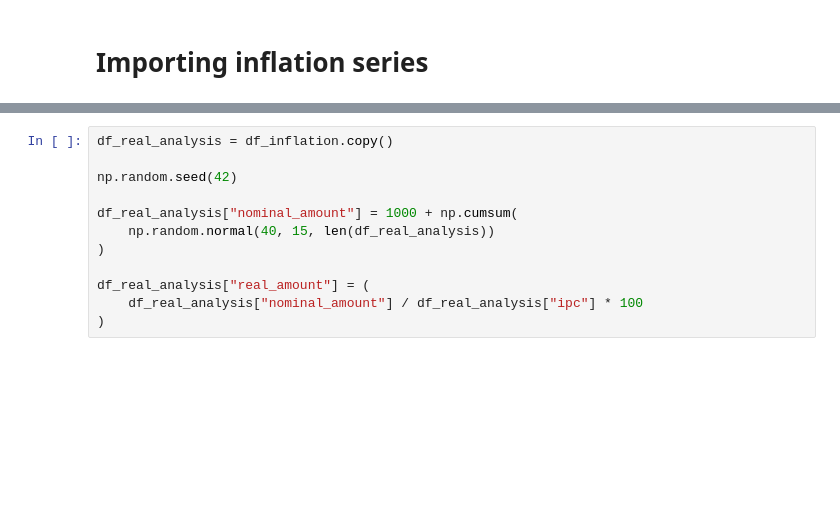
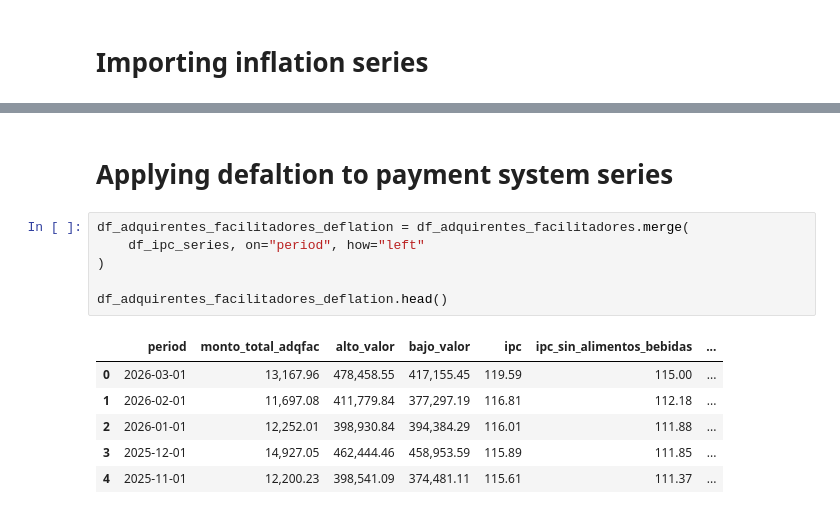
Before and after one commit to FerCorcuera/BCRP-ANALYTICS, a Jupyter notebook: inflation/inflation_rates_bcrp.ipynb, the cells around one changed output, grey strips where cells are left out. Cells and saved outputs as stored; diff of their text form; blank space fills up the shorter version.

```diff
--- a/inflation/inflation_rates_bcrp.ipynb
+++ b/inflation/inflation_rates_bcrp.ipynb
@@ -67,12 +156,15 @@ df_inflation[["period", "ipc", "calculated_inflation"]].tail(12)
+# %% [markdown]
+# Applying defaltion to payment system series
 # %%
-df_real_analysis = df_inflation.copy()
-
-np.random.seed(42)
-
-df_real_analysis["nominal_amount"] = 1000 + np.cumsum(
-    np.random.normal(40, 15, len(df_real_analysis))
+df_adquirentes_facilitadores_deflation = df_adquirentes_facilitadores.merge(
+    df_ipc_series, on="period", how="left"
 )
 
-df_real_analysis["real_amount"] = (
-    df_real_analysis["nominal_amount"] / df_real_analysis["ipc"] * 100
-)
+df_adquirentes_facilitadores_deflation.head()
+# %% [output]
+|  | period | monto_total_adqfac | alto_valor | bajo_valor | ipc | ipc_sin_alimentos_bebidas | ... |
+| 0 | 2026-03-01 | 13,167.96 | 478,458.55 | 417,155.45 | 119.59 | 115.00 | ... |
+| 1 | 2026-02-01 | 11,697.08 | 411,779.84 | 377,297.19 | 116.81 | 112.18 | ... |
+| 2 | 2026-01-01 | 12,252.01 | 398,930.84 | 394,384.29 | 116.01 | 111.88 | ... |
+| 3 | 2025-12-01 | 14,927.05 | 462,444.46 | 458,953.59 | 115.89 | 111.85 | ... |
+| 4 | 2025-11-01 | 12,200.23 | 398,541.09 | 374,481.11 | 115.61 | 111.37 | ... |
```
Also changed, not shown: parts of 13 cells of this notebook, 1 other file.
